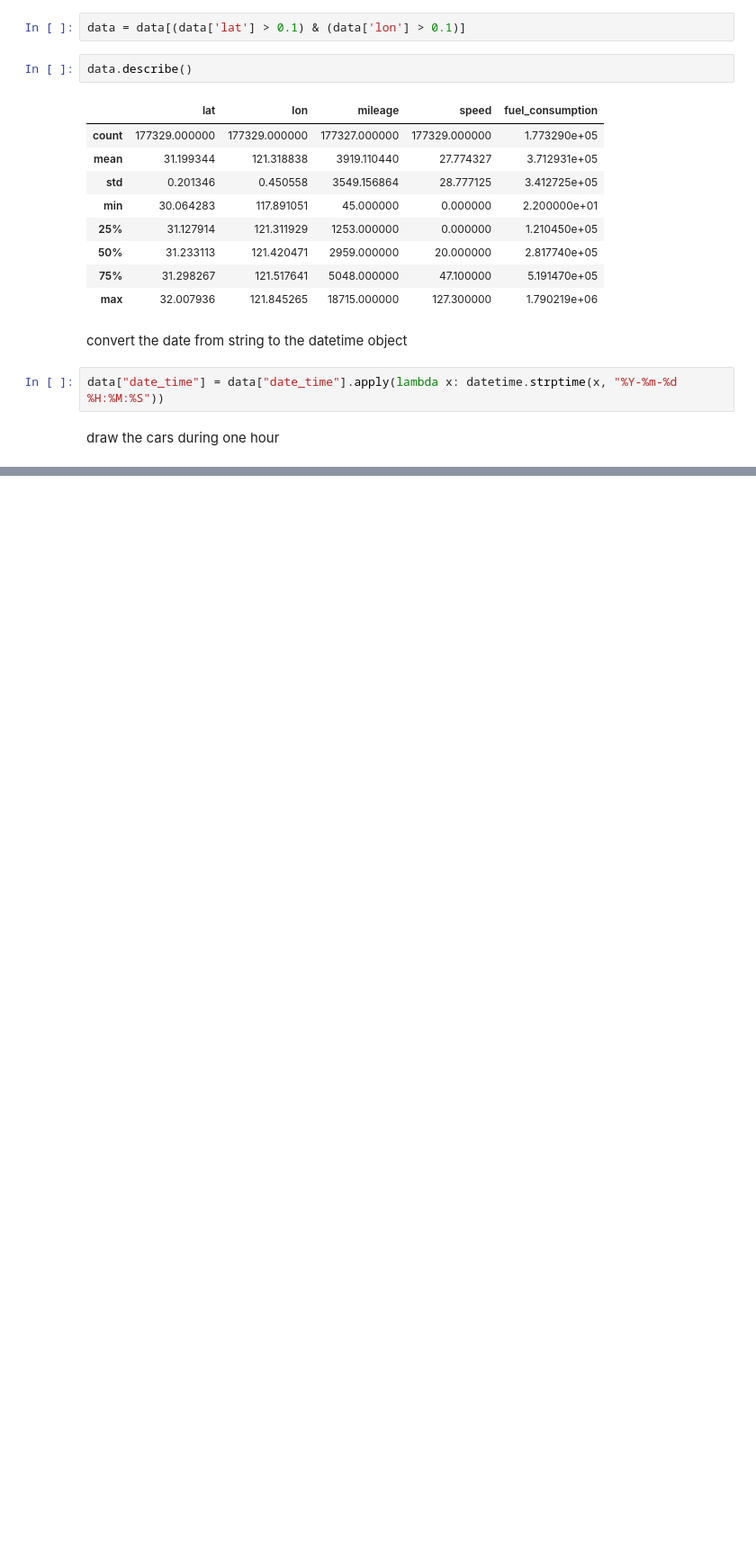
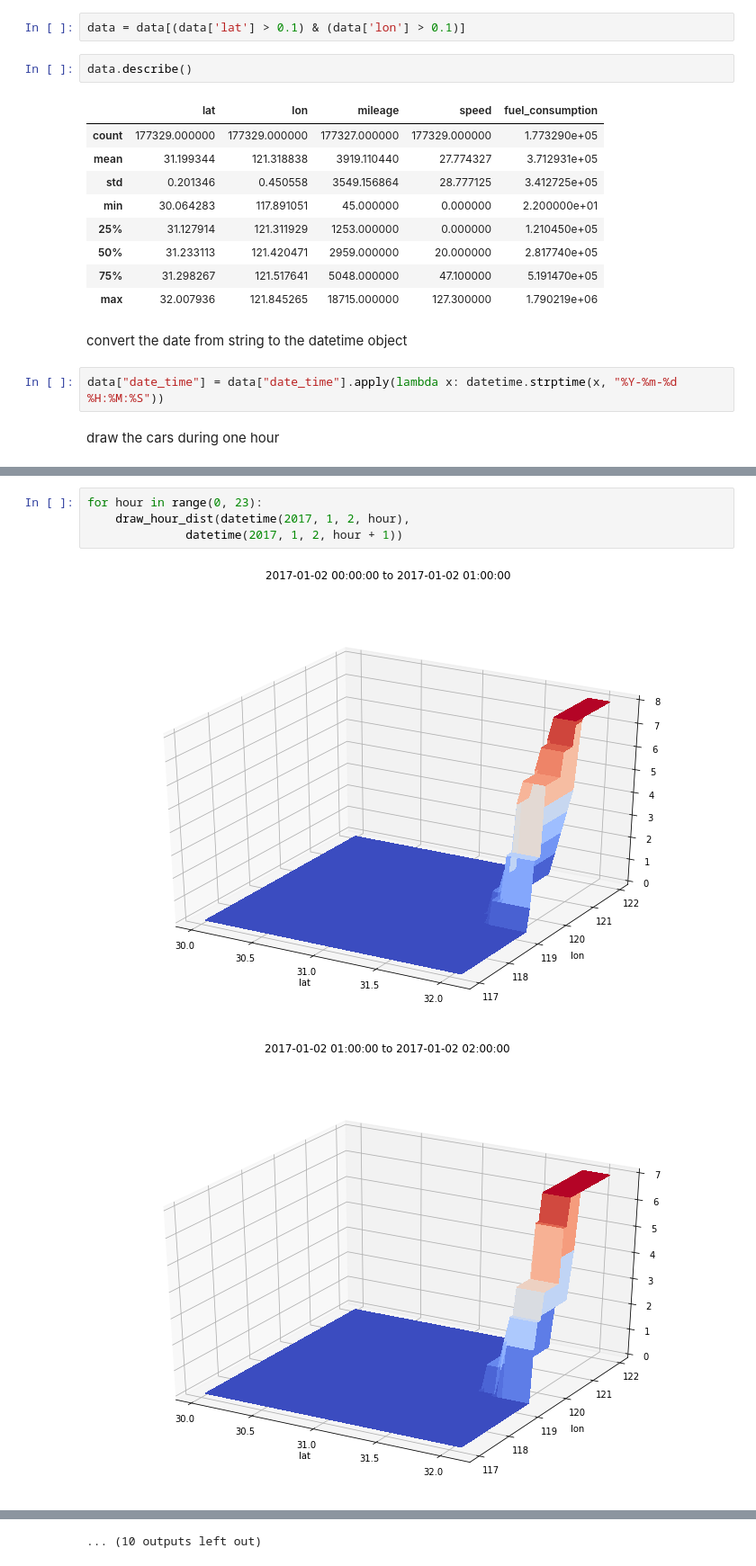
Before and after one commit to JachinShen/super-duper-guacamole, a Jupyter notebook: Explore.ipynb, the cells around one changed output, grey strips where cells are left out. Shown at 90% size. Drawn from its saved outputs; the diff is of its cells as text; blank space fills up the shorter version.

```diff
--- a/Explore.ipynb
+++ b/Explore.ipynb
@@ -100,0 +145,7 @@ draw_hour_hist(datetime(2017, 1, 2, 23),
+# %%
+for hour in range(0, 23):
+    draw_hour_dist(datetime(2017, 1, 2, hour),
+              datetime(2017, 1, 2, hour + 1))
+# %% [output]
+[figure, added]
+[figure, added]
@@ -100,0 +162 @@ draw_hour_hist(datetime(2017, 1, 2, 23),
+... (10 outputs left out)
```
Also changed, not shown: parts of 6 cells of this notebook, 1 other file.
